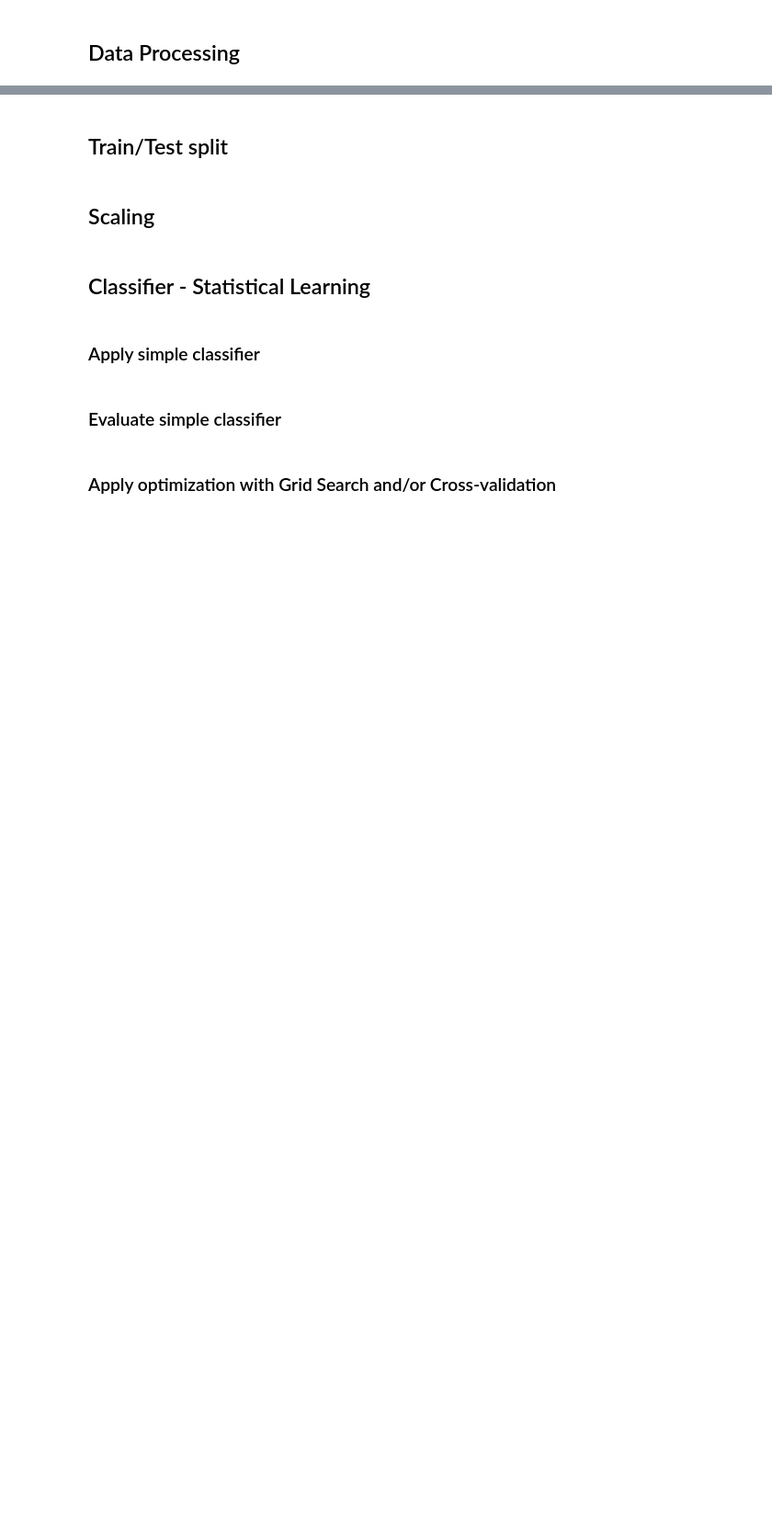
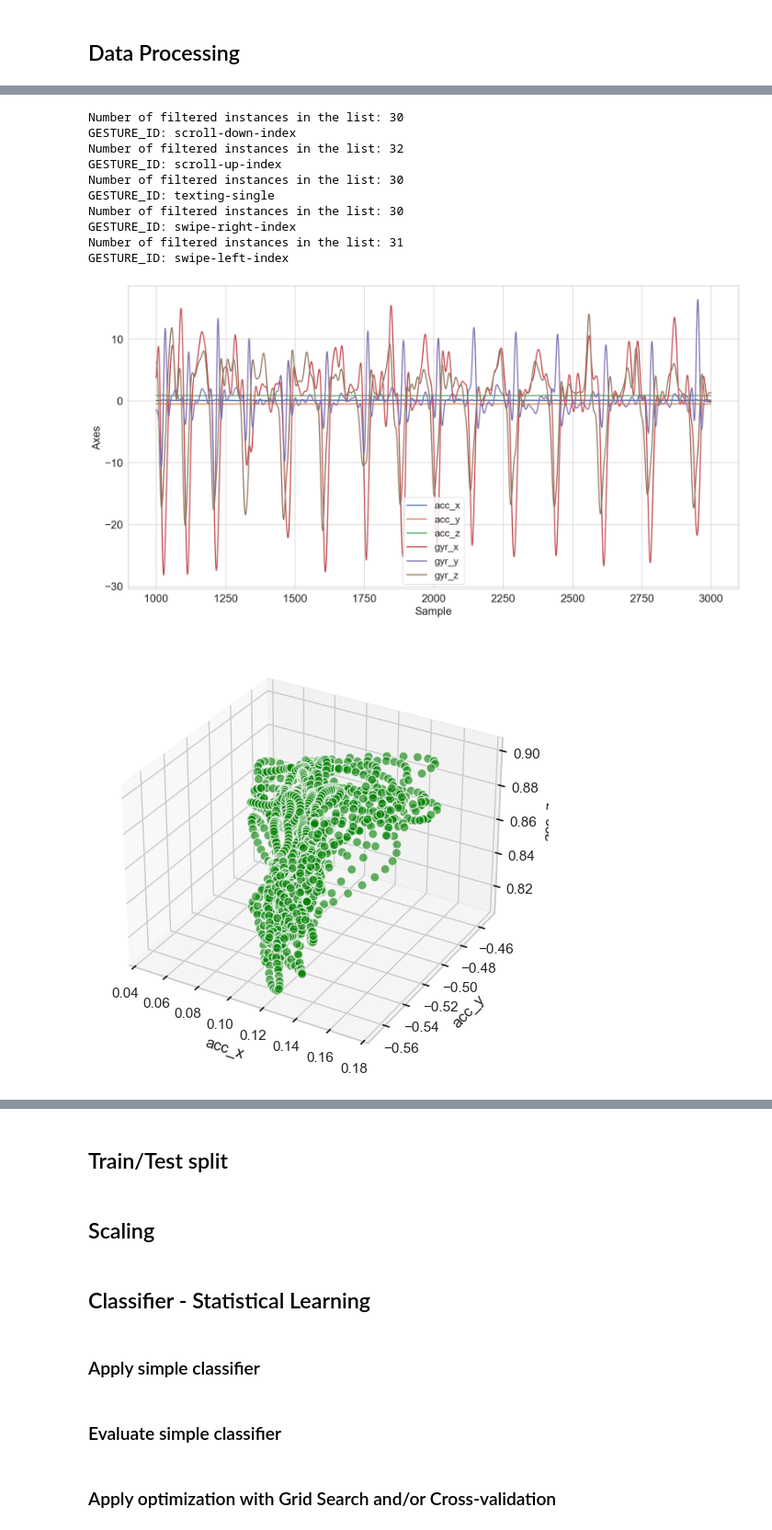
Before and after one commit to nderekk/IoT-Course-AIoT-project, a Jupyter notebook: aiot_project_sample.ipynb, the cells around one changed output, grey strips where cells are left out. Shown at 92% size. Saved outputs shown, nothing was run; the diff lists cells and outputs as text; code cells hidden in the pictures; blank space fills up the shorter version.

```diff
--- a/aiot_project_sample.ipynb
+++ b/aiot_project_sample.ipynb
@@ -133,4 +119,9 @@ print(df.value_counts)
 # %%
+dfs = gestures
+for df in dfs:
+    print(df[1].head())
 # throw away acc to see whats up
 # df = df.drop(columns=['gyr_x', 'gyr_y', 'gyr_z'])
-df = df.drop(columns=['acc_x', 'acc_y', 'acc_z'])
+# for df in dfs:
+    # df[1].drop(columns=['acc_x', 'acc_y', 'acc_z'], inplace=True)
+    # df[1].drop(columns=['gyr_x', 'gyr_y', 'gyr_z'], inplace=True)
@@ -137,12 +146,16 @@ df = df.drop(columns=['acc_x', 'acc_y', 'acc_z'])
 # %%
-plot_instance_time_domain(df)
-plot_instance_3d(df, axes_list=['gyr_x', 'gyr_y', 'gyr_z'])
-# plot_instance_3d(df, axes_list=['acc_x', 'acc_y', 'acc_z'])
-plot_heatmap(df)
+from utils_visual import bar_plot
 
-# slice data into windows
-clips = sliding_window_pd(df, ws=2000, overlap=1000, print_stats=False)
-fclips = filter_instances(clips, order=5, wn=0.1, filter_type='lowpass')
-plot_instance_time_domain(fclips[1])
-plot_instance_3d(fclips[1], axes_list=['gyr_x', 'gyr_y', 'gyr_z'])
+sampling_rate = 100
+durations = []
+for gesture_id, df in gestures:
+    total_samples = len(df)
+    duration_seconds = total_samples / sampling_rate
+    durations.append({'Gesture': gesture_id, 'Duration (s)':
+        duration_seconds})
+
+duration_df = pd.DataFrame(durations)
+print(duration_df)
+
+bar_plot(duration_df)
 # %% [output]
@@ -170,0 +196,26 @@ Number of filtered instances in the list: 4
+# %%
+clips_arr = []
+for id, data in dfs:
+    # slice data into windows
+    clips = sliding_window_pd(data, ws=2000, overlap=1000, print_stats=False)
+    total_clips = len(clips)
+    # print(f'Total clips: {total_clips}')
+    clips_arr.append({'Gesture': id, 'Total Clips': total_clips})
+    fclips = filter_instances(clips, order=5, wn=0.1, filter_type='lowpass')
+    print(f'GESTURE_ID: {id}')
+    plot_instance_time_domain(fclips[1])
+    # plot_instance_3d(fclips[1], axes_list=['gyr_x', 'gyr_y', 'gyr_z'])
+    plot_instance_3d(fclips[1], axes_list=['acc_x', 'acc_y', 'acc_z'])
+# %% [output]
+Number of filtered instances in the list: 30
+GESTURE_ID: scroll-down-index
+Number of filtered instances in the list: 32
+GESTURE_ID: scroll-up-index
+Number of filtered instances in the list: 30
+GESTURE_ID: texting-single
+Number of filtered instances in the list: 30
+GESTURE_ID: swipe-right-index
+Number of filtered instances in the list: 31
+GESTURE_ID: swipe-left-index
+[figure, added]
+[figure, added]
```
Also changed, not shown: parts of 8 cells of this notebook, 1 other file.
